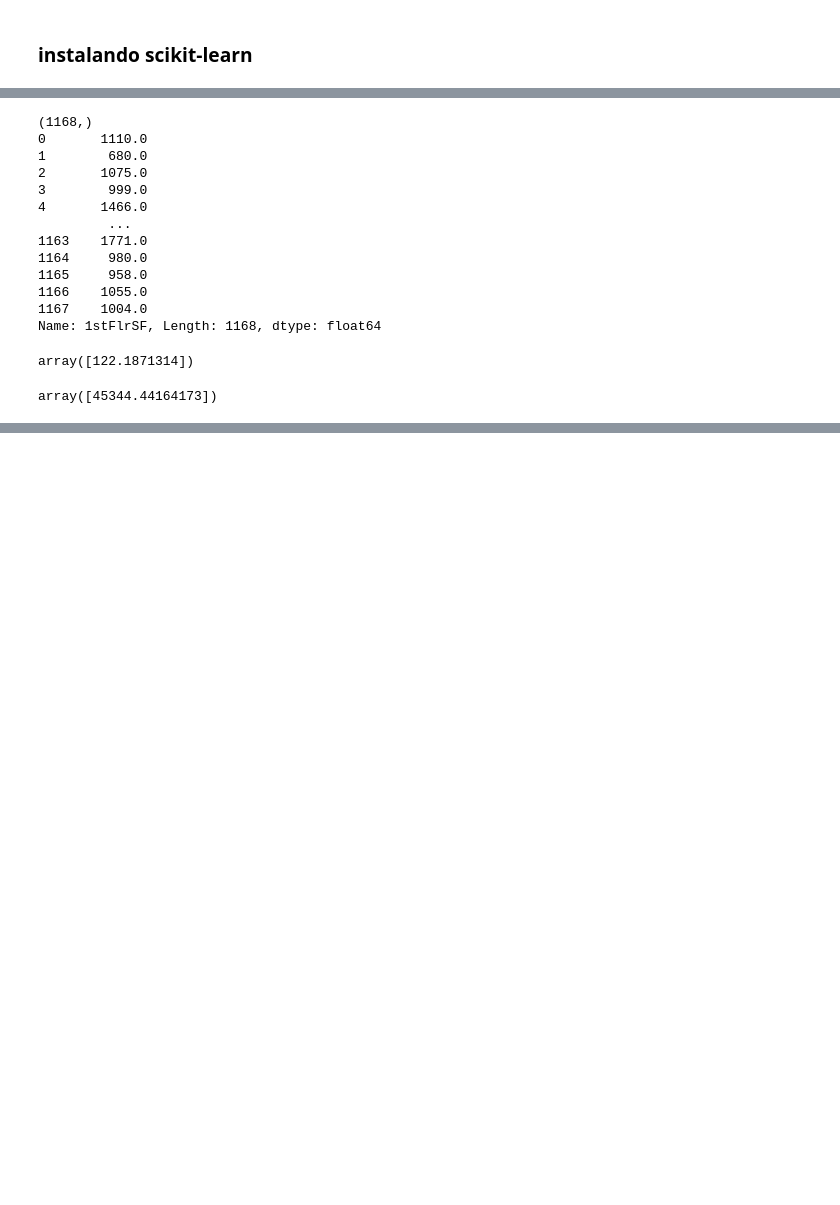
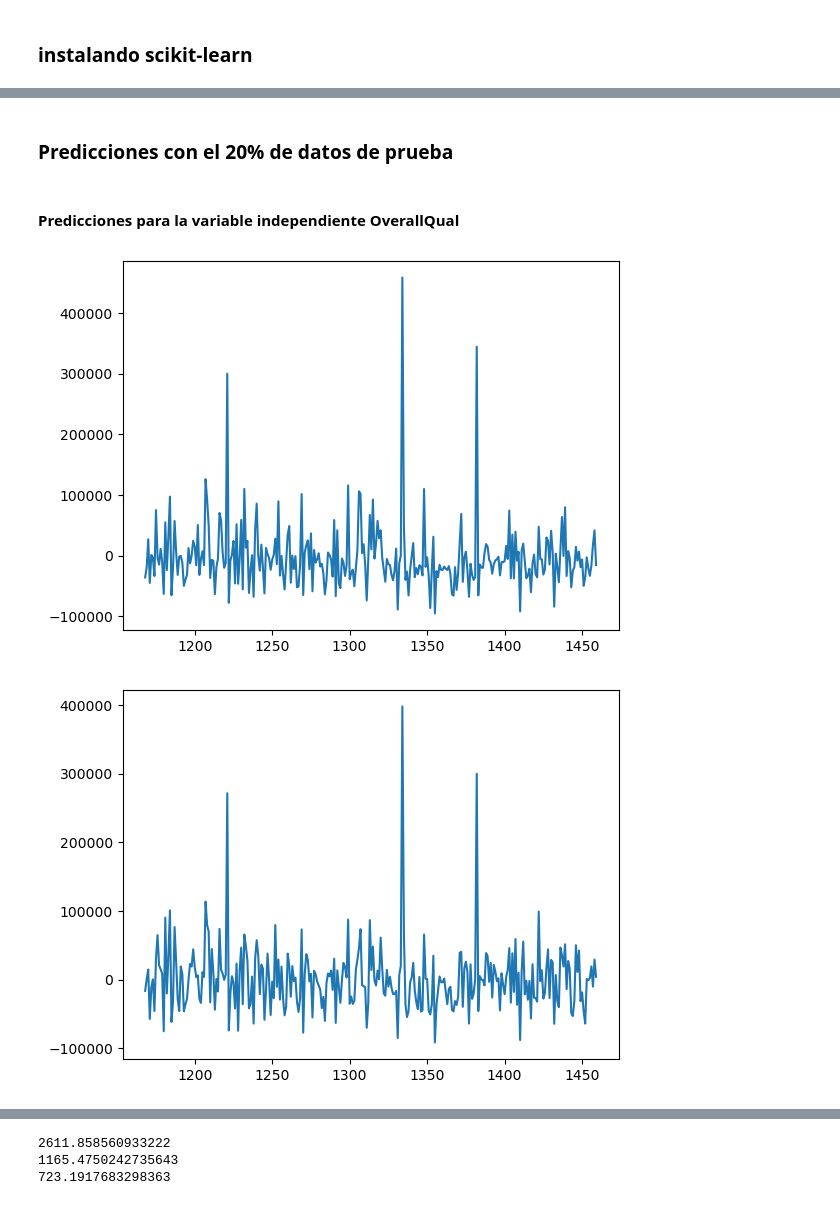
Before and after one commit to dannygar97/Proyecto_1_Python, a Jupyter notebook: Proyecto_1_Daniel_Garcia.ipynb, the cells around one changed output, grey strips where cells are left out. Drawn from its saved outputs; the diff is of its cells as text; code cells hidden in the pictures; blank space fills up the shorter version.

```diff
--- a/Proyecto_1_Daniel_Garcia.ipynb
+++ b/Proyecto_1_Daniel_Garcia.ipynb
@@ -360,31 +366,36 @@ Epoch: 90, Error: 2176194258.0971756
 # %%
 import sklearn.linear_model as sklm
-# %%
-#set_Entrenamiento['1stFlrSF']
-#set_Entrenamiento['OverallQual']
-print(set_Entrenamiento['SalePrice'].shape)
-print(set_Entrenamiento['1stFlrSF'])
-# %% [output]
-(1168,)
-0       1110.0
-1        680.0
-2       1075.0
-3        999.0
-4       1466.0
-         ...
-1163    1771.0
-1164     980.0
-1165     958.0
-1166    1055.0
-1167    1004.0
-Name: 1stFlrSF, Length: 1168, dtype: float64
 # %%
-regresionx1 = sklm.LinearRegression(fit_intercept = True).fit(set_Entrenamiento['1stFlrSF'].values.reshape(-1,1), set_Entrenamiento['SalePrice'].values)
-regresionx1.coef_
+#set_Entrenamiento['1stFlrSF']
+#set_Entrenamiento['OverallQual']
+regresionx1 = sklm.LinearRegression().fit(set_Entrenamiento['OverallQual'].values.reshape(-1,1), set_Entrenamiento['SalePrice'].values)
+regresionx2 = sklm.LinearRegression().fit(set_Entrenamiento['1stFlrSF'].values.reshape(-1,1), set_Entrenamiento['SalePrice'].values)
-# %% [output]
-array([122.1871314])
-# %%
-regresionx1 = sklm.LinearRegression(fit_intercept = True).fit(set_Entrenamiento['OverallQual'].values.reshape(-1,1), set_Entrenamiento['SalePrice'].values)
-regresionx1.coef_
-# %% [output]
-array([45344.44164173])
+# %%
+def comparacion_modelos(modelo_manual, modelo_scikit, x):
+    predicciones_modelo_manual = modelo_manual[0] * x + modelo_manual[1]
+    predicciones_modelo_scikit = modelo_scikit.predict(x.values.reshape(-1,1))
+    predicciones_promedio = (predicciones_modelo_manual + predicciones_modelo_scikit) / 2
+    return predicciones_modelo_manual, predicciones_modelo_scikit, predicciones_promedio
+# %% [markdown]
+### Predicciones con el 20% de datos de prueba
+# %% [markdown]
+#### Predicciones para la variable independiente OverallQual
+# %%
+manual_overallQual, scikit_overallQual, promedio_overallQual = comparacion_modelos(list(modelos_overallQual[-1].values())[0], regresionx1, set_validacion['OverallQual'])
+
+n = len(set_validacion['SalePrice'])
+
+arreglo_errores_manual_overallQual = set_validacion['SalePrice'] - manual_overallQual
+plt.plot(arreglo_errores_manual_overallQual)
+plt.show()
+
+arreglo_errores_scikit_overallQual = set_validacion['SalePrice'] - scikit_overallQual
+plt.plot(arreglo_errores_scikit_overallQual)
+plt.show()
+
+arreglo_errores_promedio_overallQual = set_validacion['SalePrice'] - promedio_overallQual
+plt.plot(arreglo_errores_promedio_overallQual)
+plt.show()
+# %% [output]
+[figure, added]
+[figure, added]
@@ -390,0 +403,12 @@ array([45344.44164173])
+# %%
+error_manual_overallQual = abs(np.sum(set_validacion['SalePrice'] - manual_overallQual) / n)
+error_scikit_overallQual = abs(np.sum(set_validacion['SalePrice'] - scikit_overallQual) / n)
+error_promedio_overallQual = abs(np.sum(set_validacion['SalePrice'] - promedio_overallQual) / n)
+
+print(error_manual_overallQual)
+print(error_scikit_overallQual)
+print(error_promedio_overallQual)
+# %% [output]
+2611.858560933222
+1165.4750242735643
+723.1917683298363
```
Also changed, not shown: parts of 13 cells of this notebook.
